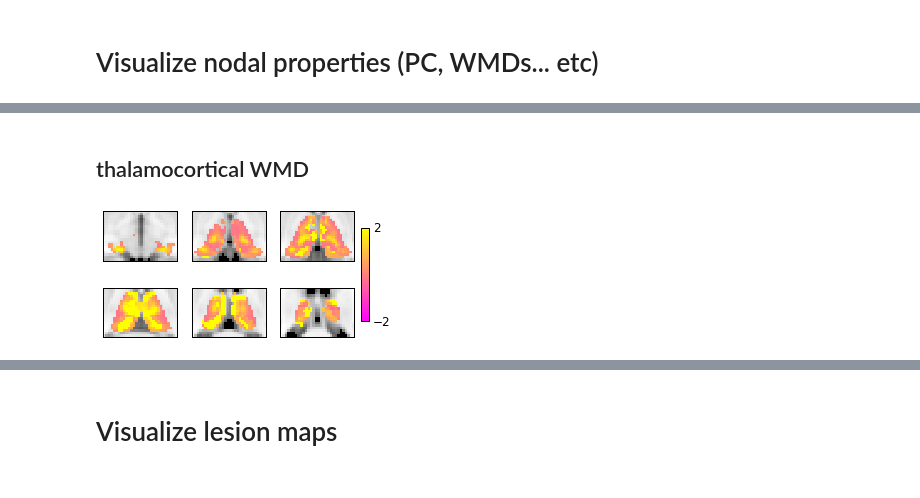
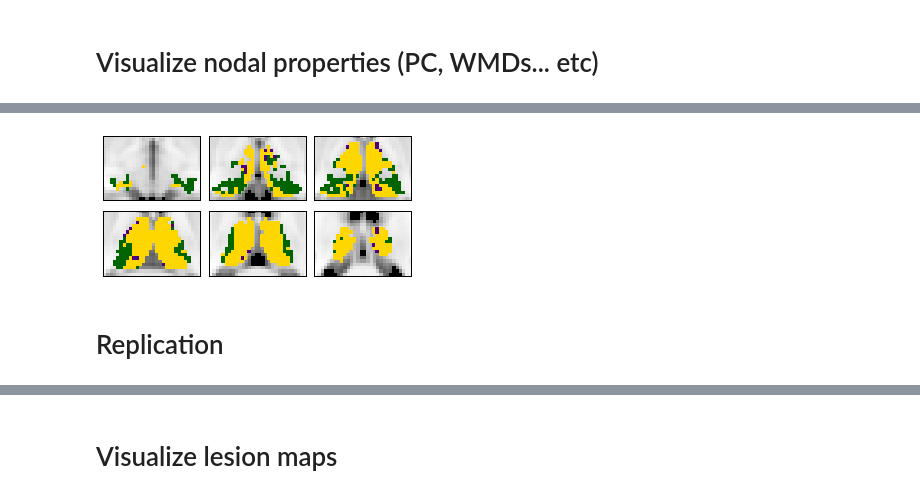
Before and after one commit to kaihwang/FuncParcel, a Jupyter notebook: Visualize_thalamus_maps.ipynb, the cells around one changed output, grey strips where cells are left out. Cells and saved outputs as stored; diff of their text form; code cells hidden in the pictures.

```diff
--- a/Visualize_thalamus_maps.ipynb
+++ b/Visualize_thalamus_maps.ipynb
@@ -200,4 +262,0 @@ visualize_nodal_property(WMD, -3, 3, 'Data/MGH_Gordon_WMD.png')
-# %%
-PCs = Tha_PCs[320:]/13.5
-PCs[mask_value]=0
-visualize_nodal_property(PCs, 0, 1, 'Data/Tha_PC.png')
@@ -206,8 +262,0 @@ visualize_nodal_property(PCs, 0, 1, 'Data/Tha_PC.png')
-# %% [markdown]
-## thalamocortical WMD
-# %%
-WMDs=Tha_WMD[320:]/15
-WMDs[mask_value]=np.nan
-visualize_nodal_property(WMDs, -2, 2, 'Data/Tha_WMD.png')
-# %% [output]
-[figure, removed]
@@ -213,0 +303,12 @@ visualize_nodal_property(WMDs, -2, 2, 'Data/Tha_WMD.png')
+# %%
+## get connector or pro voxels
+
+TopPC = (PCs>0.63)*2
+TopWMD = (WMD>0.80)*1
+ALL = TopPC +TopWMD
+cmap = colors.ListedColormap(['indigo', 'darkgreen', 'gold'])
+visualize_parcellation(ALL, cmap, 'Data/MGH_Gordon_Tha_NodeType.png')
+# %% [output]
+[figure, added]
+# %% [markdown]
+# Replication
```
Also changed, not shown: parts of 11 cells of this notebook, 5 other files.
